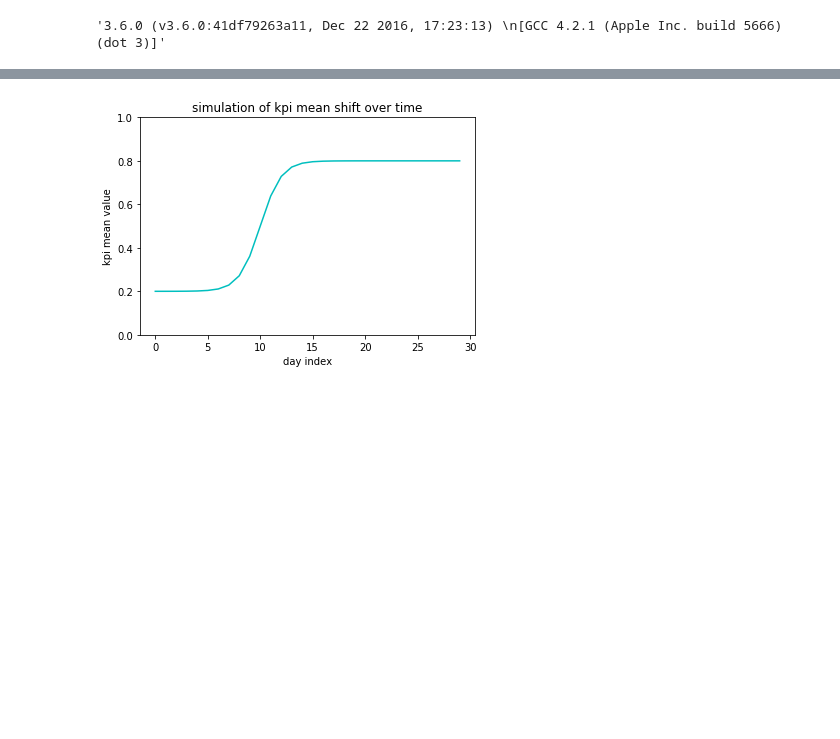
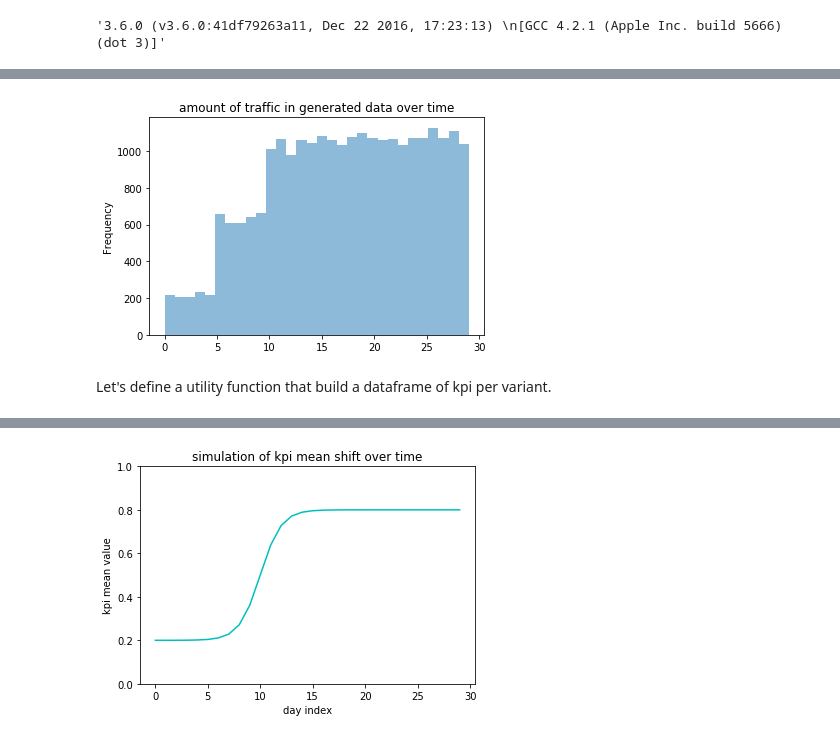
Before and after one commit to shansfolder/AB-Test-Rampup-Analysis, a Jupyter notebook: Ramp-up-Simulation.ipynb, the cells around one changed output, grey strips where cells are left out. Drawn from its saved outputs; the diff is of its cells as text; code cells hidden in the pictures; blank space fills up the shorter version.

```diff
--- a/Ramp-up-Simulation.ipynb
+++ b/Ramp-up-Simulation.ipynb
@@ -7,0 +89,3 @@ sys.version
+# %%
+data = ramp_up_simulation_data()
+data.head()
@@ -7,0 +99,7 @@ sys.version
+# %%
+data.time.plot.hist(alpha=0.5, bins=30, title='amount of traffic in generated data over time')
+plt.show()
+# %% [output]
+[figure, added]
+# %% [markdown]
+Let's define a utility function that build a dataframe of kpi per variant.
```
Also changed, not shown: parts of 24 cells of this notebook.
